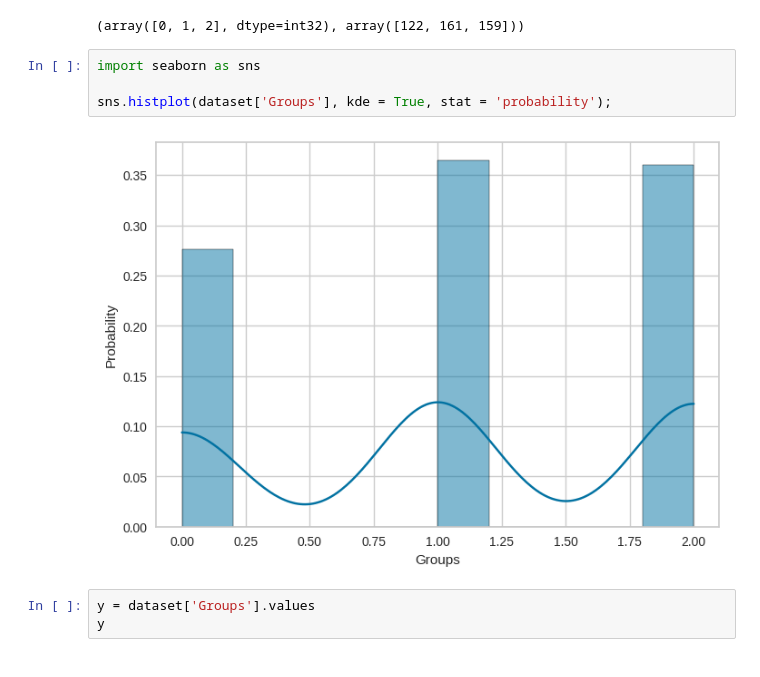
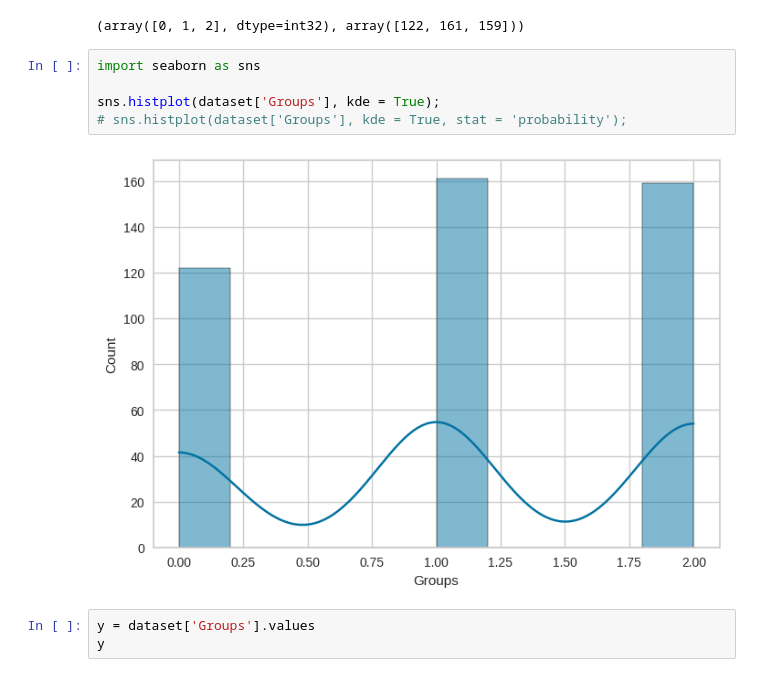
Before and after one commit to cantaruttim/Diabetes, a Jupyter notebook: Diabetes.ipynb, the cells around one changed output. Drawn from its saved outputs; the diff is of its cells as text.

```diff
--- a/Diabetes.ipynb
+++ b/Diabetes.ipynb
@@ -333,9 +332,10 @@ np.unique(agrupamento.labels_, return_counts=True)
 # %%
 import seaborn as sns
 
-sns.histplot(dataset['Groups'], kde = True, stat = 'probability');
+sns.histplot(dataset['Groups'], kde = True);
+# sns.histplot(dataset['Groups'], kde = True, stat = 'probability');
 # %% [output]
-[figure, old version]
+[figure, new version]
 # %%
 y = dataset['Groups'].values
 y
```
Also changed, not shown: parts of 11 cells of this notebook.
